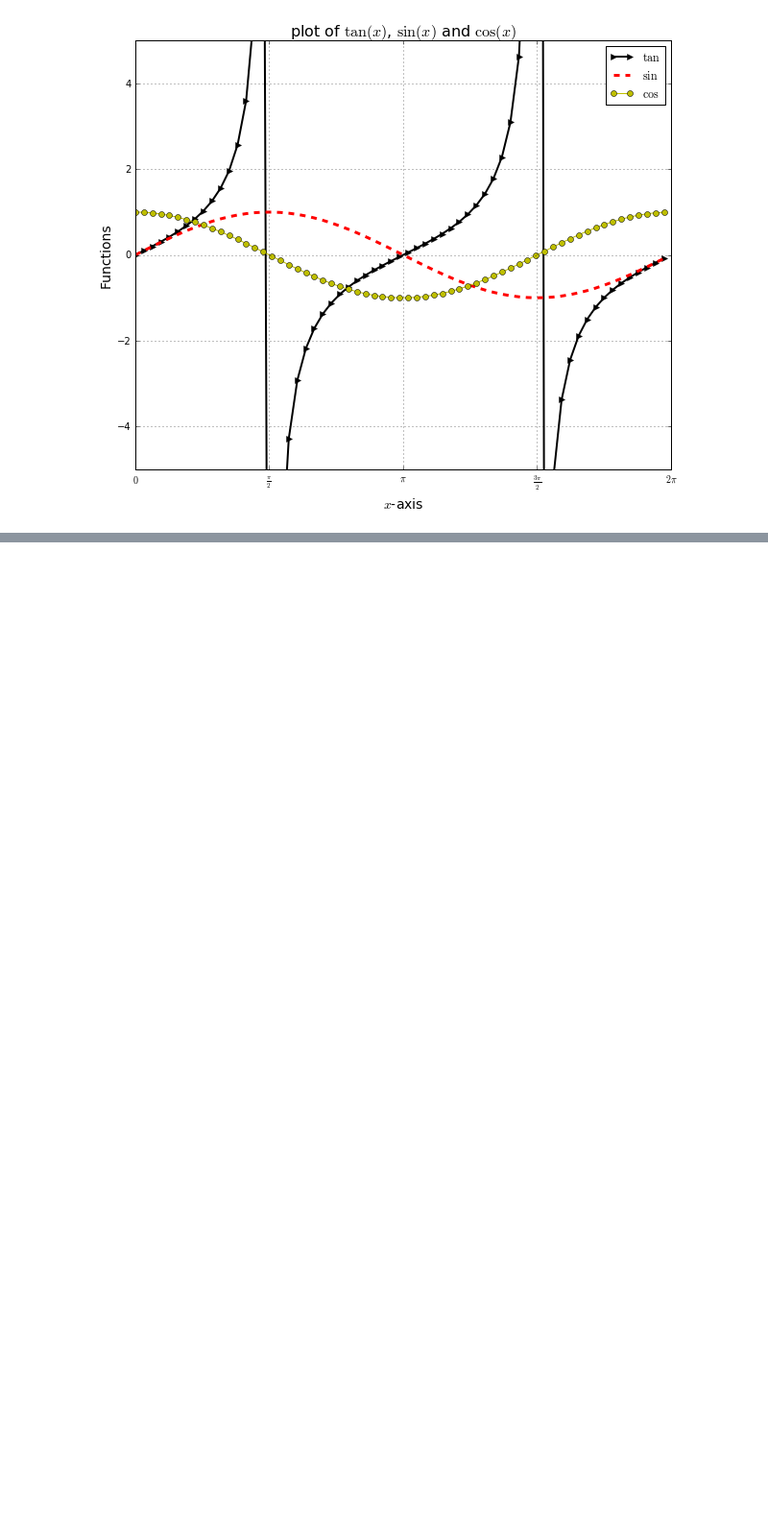
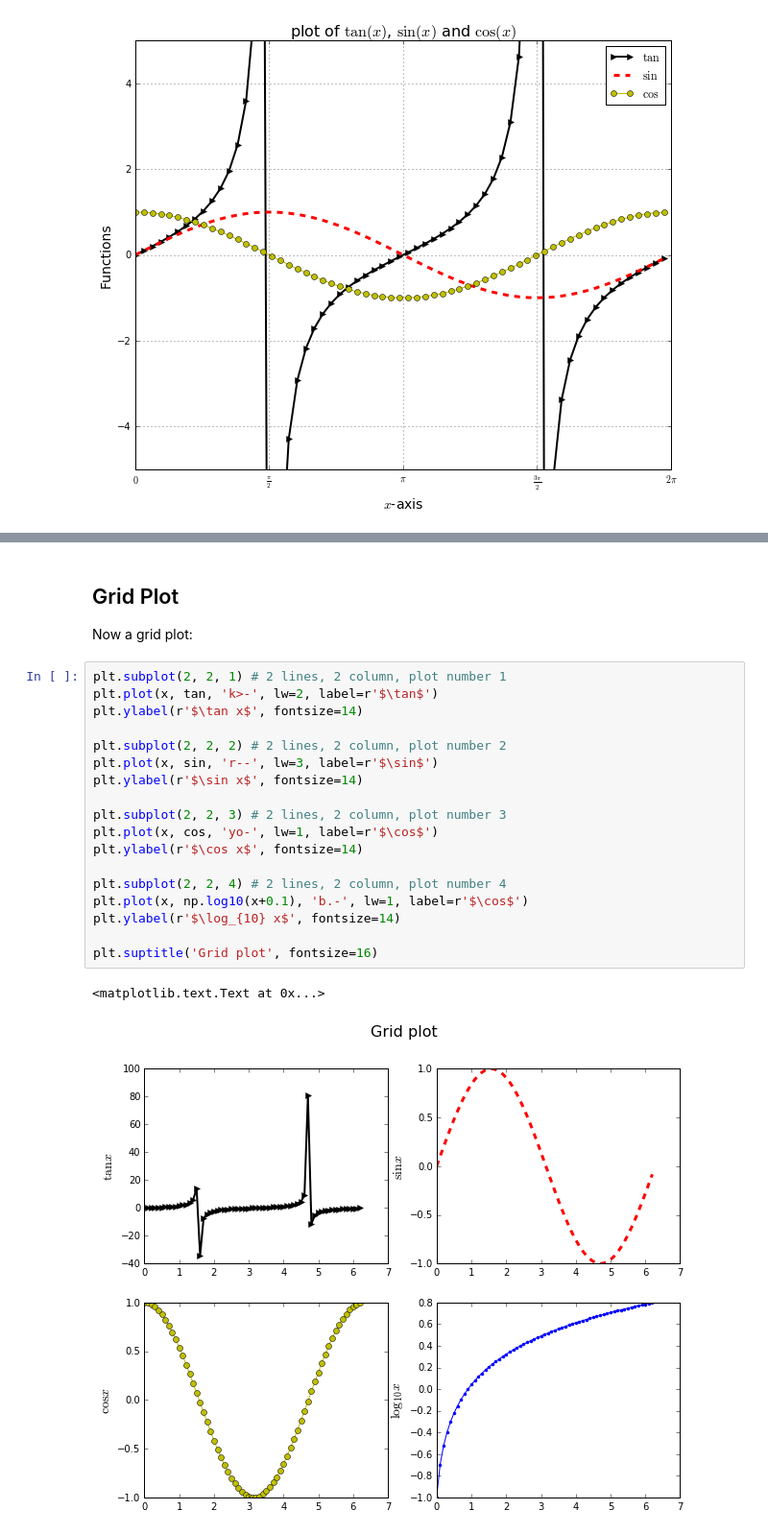
Before and after one commit to glauffer/g3_classes, a Jupyter notebook: plots_tutorial/Basic Matplotlib Tutorial.ipynb, the cells around one changed output, grey strips where cells are left out. Shown at 96% size. Drawn from its saved outputs; the diff is of its cells as text; blank space fills up the shorter version.

```diff
--- a/plots_tutorial/Basic Matplotlib Tutorial.ipynb
+++ b/plots_tutorial/Basic Matplotlib Tutorial.ipynb
@@ -358,0 +418,25 @@ plt.savefig('plot2.png', dpi=300)  # png format with high resolution
+# %% [markdown]
+## Grid Plot
+
+Now a grid plot:
+# %%
+plt.subplot(2, 2, 1) # 2 lines, 2 column, plot number 1
+plt.plot(x, tan, 'k>-', lw=2, label=r'$\tan$')
+plt.ylabel(r'$\tan x$', fontsize=14)
+
+plt.subplot(2, 2, 2) # 2 lines, 2 column, plot number 2
+plt.plot(x, sin, 'r--', lw=3, label=r'$\sin$')
+plt.ylabel(r'$\sin x$', fontsize=14)
+
+plt.subplot(2, 2, 3) # 2 lines, 2 column, plot number 3
+plt.plot(x, cos, 'yo-', lw=1, label=r'$\cos$')
+plt.ylabel(r'$\cos x$', fontsize=14)
+
+plt.subplot(2, 2, 4) # 2 lines, 2 column, plot number 4
+plt.plot(x, np.log10(x+0.1), 'b.-', lw=1, label=r'$\cos$')
+plt.ylabel(r'$\log_{10} x$', fontsize=14)
+
+plt.suptitle('Grid plot', fontsize=16)
+# %% [output]
+<matplotlib.text.Text at 0x...>
+[figure, added]
```
Also changed, not shown: parts of 19 cells of this notebook, 2 other files.
